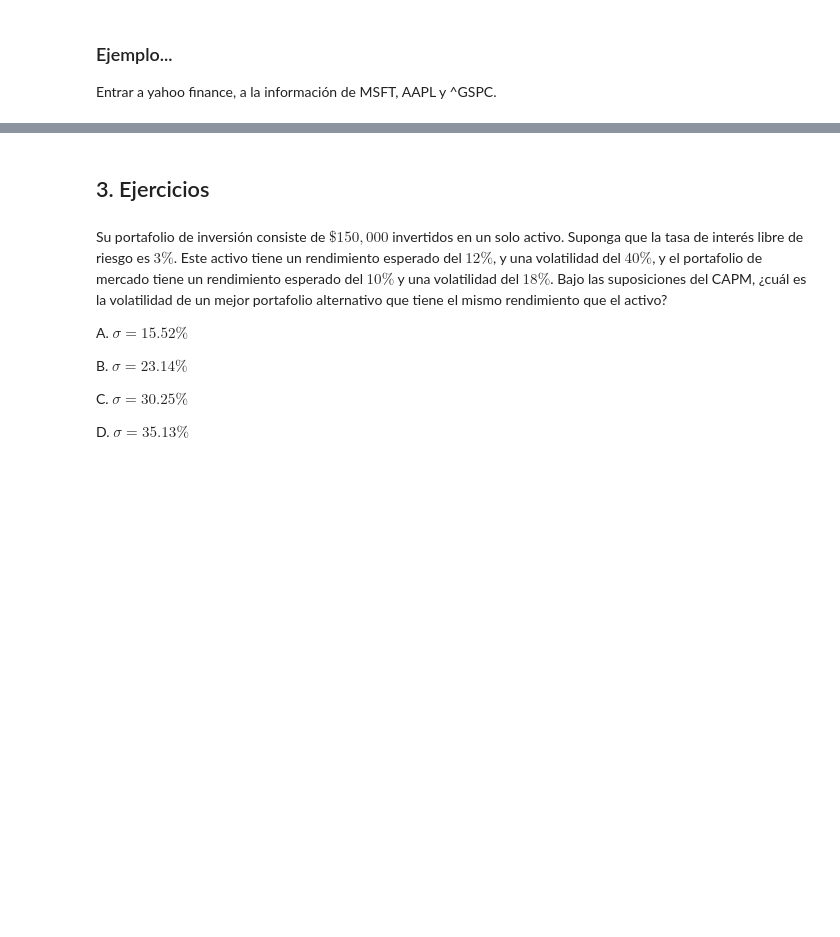
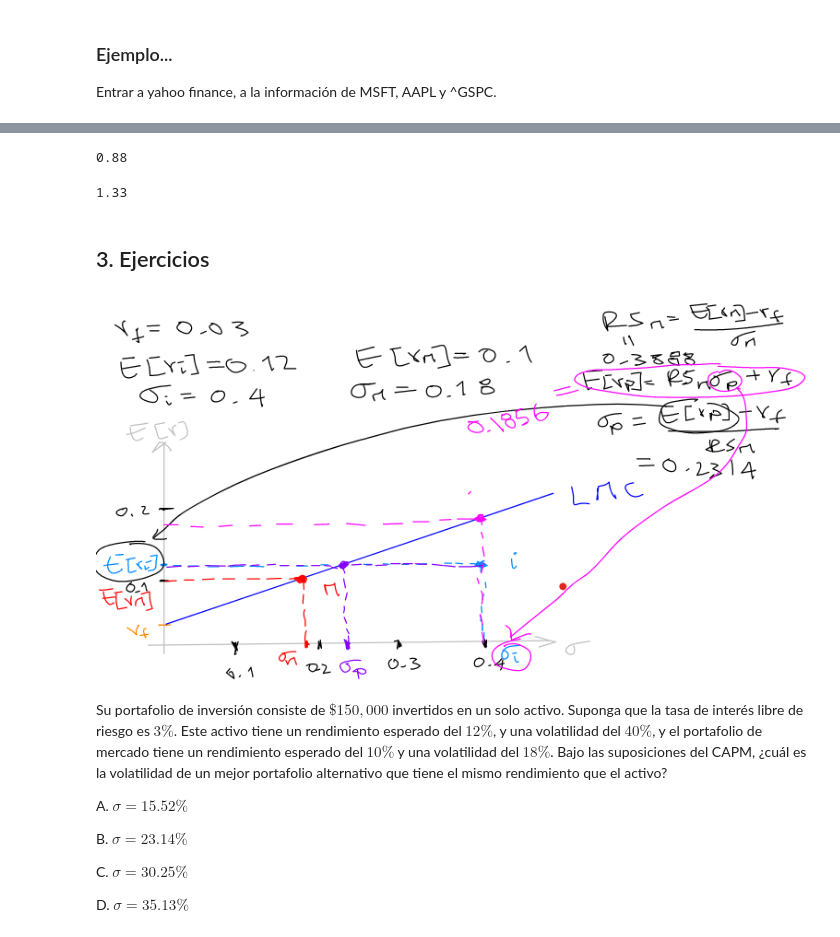
Before and after one commit to duarteandres/porinvo2020, a Jupyter notebook: Modulo4/Clase16_CAPMII.ipynb, the cells around one changed output, grey strips where cells are left out. Saved outputs shown, nothing was run; the diff lists cells and outputs as text; code cells hidden in the pictures; blank space fills up the shorter version.

```diff
--- a/Modulo4/Clase16_CAPMII.ipynb
+++ b/Modulo4/Clase16_CAPMII.ipynb
@@ -110,5 +151,22 @@ def get_adj_closes(tickers, start_date=None, end_date=None, freq='m'):
+# %%
+# Beta de Microsoft
+beta_MSFT = cov.loc['MSFT', '^GSPC']/cov.loc['^GSPC', '^GSPC']
+round(beta_MSFT, 2)
+# %% [output]
+0.88
+# %%
+# Beta de Apple
+beta_AAPL = cov.loc['AAPL', '^GSPC']/cov.loc['^GSPC', '^GSPC']
+round(beta_AAPL, 2)
+# %% [output]
+1.33
 # %% [markdown]
 ## 3. Ejercicios
+# %%
+from IPython.display import Image
+Image("Ejercicio1y2clase16PF.png")
+# %% [output]
+[figure, added]
 # %% [markdown]
 Su portafolio de inversión consiste de $\$150,000$ invertidos en un solo activo. Suponga que la tasa de interés libre de riesgo es $3\%$. Este activo tiene un rendimiento esperado del $12\%$, y una volatilidad del $40\%$, y el portafolio de mercado tiene un rendimiento esperado del $10\%$ y una volatilidad del $18\%$. Bajo las suposiciones del CAPM, ¿cuál es la volatilidad de un mejor portafolio alternativo que tiene el mismo rendimiento que el activo?
 
```
Also changed, not shown: parts of 18 cells of this notebook, 5 other files.
